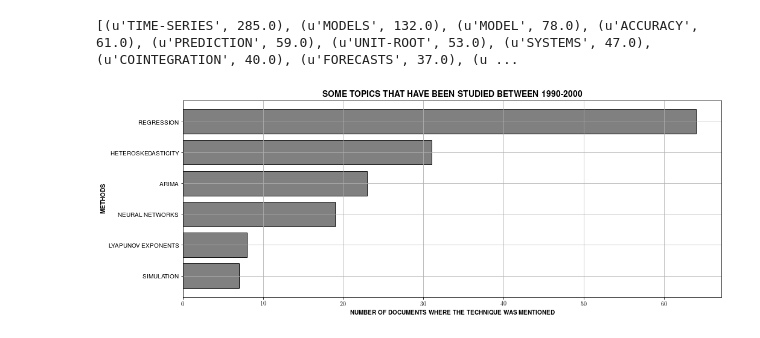
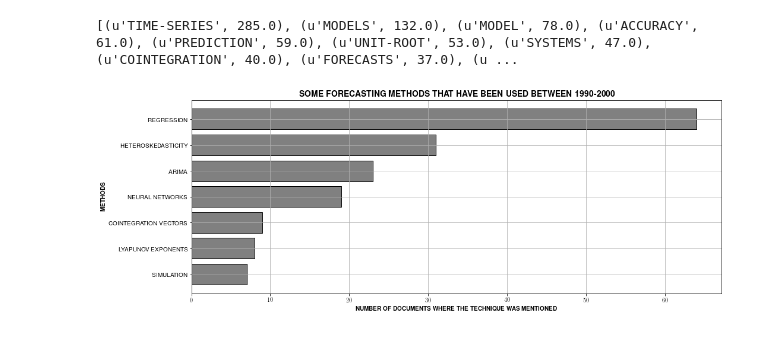
Before and after one commit to mezaacor/project_1, a Jupyter notebook: article_1.ipynb, the cells around one changed output. Drawn from its saved outputs; the diff is of its cells as text; code cells hidden in the pictures.

```diff
--- a/article_1.ipynb
+++ b/article_1.ipynb
@@ -396,6 +396,9 @@ neural2 = search_tuple(Keywords_1990, 'MULTILAYER FEEDFORWARD NETWORKS')
 lyapunov = search_tuple(Keywords_1990, 'LYAPUNOV EXPONENTS')
 
 simu = search_tuple(Keywords_1990, 'SIMULATION')
+
+#COINTEGRATION VECTORS
+vector = search_tuple(Keywords_1990, 'COINTEGRATION VECTORS')
 # %%
 #Unification list for different forecasting methods
 
@@ -421,28 +424,28 @@ neural_ref = Keywords_1990[neural1][1] + Keywords_1990[neural2][1]
 neural_ind = (neural_id, neural_ref)
 # %%
 #Bar graph for topics
-topics = [Keywords_1990[lyapunov], Keywords_1990[simu], regress_ind, arima_ind, hetero_ind, neural_ind]
+topics = [Keywords_1990[lyapunov], Keywords_1990[simu], Keywords_1990[vector], regress_ind, arima_ind, hetero_ind, neural_ind]
 
 # sort in-place from highest to lowest
 topics.sort(key=lambda x: x[1], reverse=False)
 
 # reverse the tuples to go from most frequent to least frequent
 topic = zip(*topics)[0]
 score = zip(*topics)[1]
 
 x_pos = np.arange(len(topics))
 
 plt.barh(x_pos, score, align='center', color='gray', edgecolor='black')
 plt.yticks(x_pos, topic)
 plt.xlabel(r'\textbf{NUMBER OF DOCUMENTS WHERE THE TECHNIQUE WAS MENTIONED}')
 plt.ylabel(r'\textbf{METHODS}')
-plt.title(r'\textbf{SOME TOPICS THAT HAVE BEEN STUDIED BETWEEN 1990-2000}', fontsize=14, color='k')
+plt.title(r'\textbf{SOME FORECASTING METHODS THAT HAVE BEEN USED BETWEEN 1990-2000}', fontsize=14, color='k')
 
 plt.grid(True)
 #plt.savefig('figure_3')
 plt.show()
 # %% [output]
-[figure, old version]
+[figure, new version]
 # %%
 #Searching Time Series Forecasting Topics
 
```
Also changed, not shown: parts of 11 cells of this notebook.
